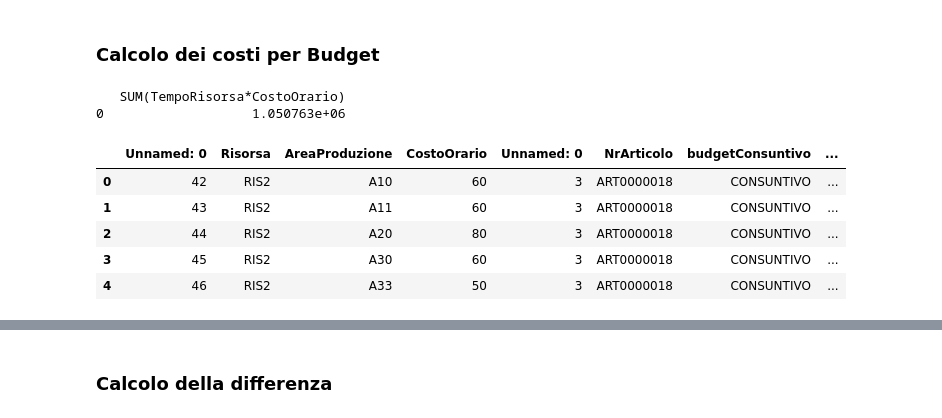
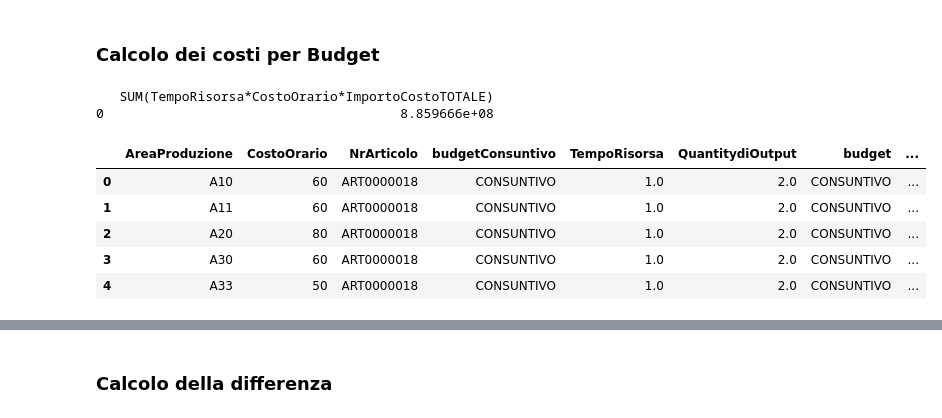
Before and after one commit to VinciGit00/SCGProject, a Jupyter notebook: scostot.ipynb, the cells around one changed output, grey strips where cells are left out. Drawn from its saved outputs; the diff is of its cells as text; code cells hidden in the pictures.

```diff
--- a/scostot.ipynb
+++ b/scostot.ipynb
@@ -249,20 +284,27 @@ ImportoCostoTotaleMPBudget.head()
 ### Calcolo dei costi per Budget
 # %%
 TotaleCostoBudget = sqldf(
-    "SELECT SUM(TempoRisorsa*CostoOrario) FROM ImportoCostoTotaleMPBudget WHERE budgetConsuntivo = 'BUDGET'")
+    "SELECT SUM(TempoRisorsa*CostoOrario*ImportoCostoTOTALE) FROM ImportoCostoTotaleMPBudget WHERE budgetConsuntivo = 'BUDGET'")
 print(TotaleCostoBudget)
 # %% [output]
-   SUM(TempoRisorsa*CostoOrario)
-0                   1.050763e+06
+   SUM(TempoRisorsa*CostoOrario*ImportoCostoTOTALE)
+0                                      8.859666e+08
 # %%
 ImportoCostoTotaleConsuntivo = sqldf(
-    "SELECT * FROM dfCostoOrarioConsuntivo B JOIN dfImpiegoRisorse R ON B.Risorsa = R.Risorsa WHERE budgetConsuntivo='CONSUNTIVO'")
+    "SELECT * FROM dfCostoOrarioConsuntivo B JOIN dfImpiegoRisorse R ON B.Risorsa = R.Risorsa  JOIN dfConsumi C ON C.NrArticolo = R.NrArticolo AND C.budget = R.budgetConsuntivo WHERE budgetConsuntivo='CONSUNTIVO'")
+
+del ImportoCostoTotaleConsuntivo["Descrizione"]
+del ImportoCostoTotaleConsuntivo["Risorsa"]
+del ImportoCostoTotaleConsuntivo["NrOrdineProduzione"]
+del ImportoCostoTotaleConsuntivo["NrAreaProduzione"]
+del ImportoCostoTotaleConsuntivo["NrMovimento"]
+del ImportoCostoTotaleConsuntivo["NrDocumento"]
 
 ImportoCostoTotaleConsuntivo.head()
 # %% [output]
-|  | Unnamed: 0 | Risorsa | AreaProduzione | CostoOrario | Unnamed: 0 | NrArticolo | budgetConsuntivo | ... |
-| 0 | 42 | RIS2 | A10 | 60 | 3 | ART0000018 | CONSUNTIVO | ... |
-| 1 | 43 | RIS2 | A11 | 60 | 3 | ART0000018 | CONSUNTIVO | ... |
-| 2 | 44 | RIS2 | A20 | 80 | 3 | ART0000018 | CONSUNTIVO | ... |
-| 3 | 45 | RIS2 | A30 | 60 | 3 | ART0000018 | CONSUNTIVO | ... |
-| 4 | 46 | RIS2 | A33 | 50 | 3 | ART0000018 | CONSUNTIVO | ... |
+|  | AreaProduzione | CostoOrario | NrArticolo | budgetConsuntivo | TempoRisorsa | QuantitydiOutput | budget | ... |
+| 0 | A10 | 60 | ART0000018 | CONSUNTIVO | 1.0 | 2.0 | CONSUNTIVO | ... |
+| 1 | A11 | 60 | ART0000018 | CONSUNTIVO | 1.0 | 2.0 | CONSUNTIVO | ... |
+| 2 | A20 | 80 | ART0000018 | CONSUNTIVO | 1.0 | 2.0 | CONSUNTIVO | ... |
+| 3 | A30 | 60 | ART0000018 | CONSUNTIVO | 1.0 | 2.0 | CONSUNTIVO | ... |
+| 4 | A33 | 50 | ART0000018 | CONSUNTIVO | 1.0 | 2.0 | CONSUNTIVO | ... |
```
Also changed, not shown: parts of 18 cells of this notebook.
